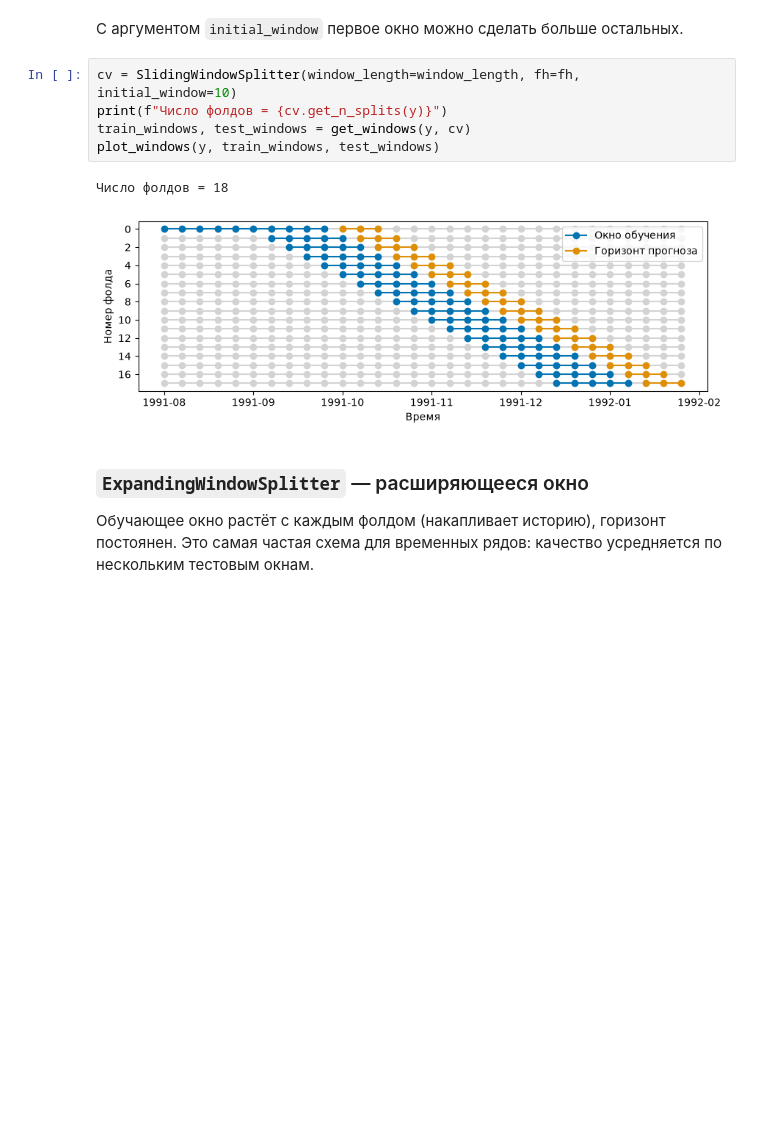
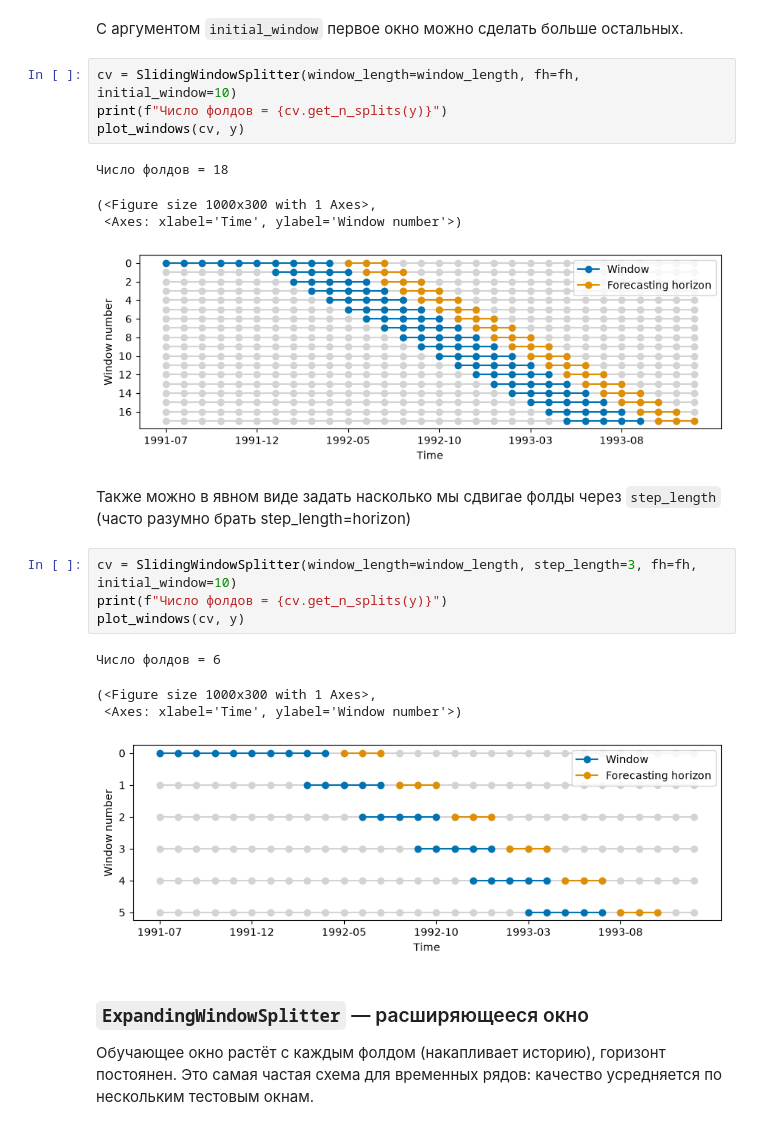
Before and after one commit to alex-hse-repository/time-series-cu-2026, a Jupyter notebook: week_2/part_2/01. Стратегии кросс-валидации.ipynb, the cells around one changed output. Saved outputs shown, nothing was run; the diff lists cells and outputs as text; blank space fills up the shorter version.

```diff
--- a/week_2/part_2/01. Стратегии кросс-валидации.ipynb
+++ b/week_2/part_2/01. Стратегии кросс-валидации.ipynb
@@ -378,11 +342,23 @@ plot_windows(y, train_windows, test_windows)
 # %%
 cv = SlidingWindowSplitter(window_length=window_length, fh=fh, initial_window=10)
 print(f"Число фолдов = {cv.get_n_splits(y)}")
-train_windows, test_windows = get_windows(y, cv)
-plot_windows(y, train_windows, test_windows)
+plot_windows(cv, y)
 # %% [output]
 Число фолдов = 18
+(<Figure size 1000x300 with 1 Axes>,
+ <Axes: xlabel='Time', ylabel='Window number'>)
-[figure, old version]
+[figure, new version]
+# %% [markdown]
+Также можно в явном виде задать насколько мы сдвигае фолды через `step_length` (часто разумно брать step_length=horizon)
+# %%
+cv = SlidingWindowSplitter(window_length=window_length, step_length=3, fh=fh, initial_window=10)
+print(f"Число фолдов = {cv.get_n_splits(y)}")
+plot_windows(cv, y)
+# %% [output]
+Число фолдов = 6
+(<Figure size 1000x300 with 1 Axes>,
+ <Axes: xlabel='Time', ylabel='Window number'>)
+[figure, added]
 # %% [markdown]
 ### `ExpandingWindowSplitter` — расширяющееся окно
 
```
Also changed, not shown: parts of 17 cells of this notebook, 6 other files.
